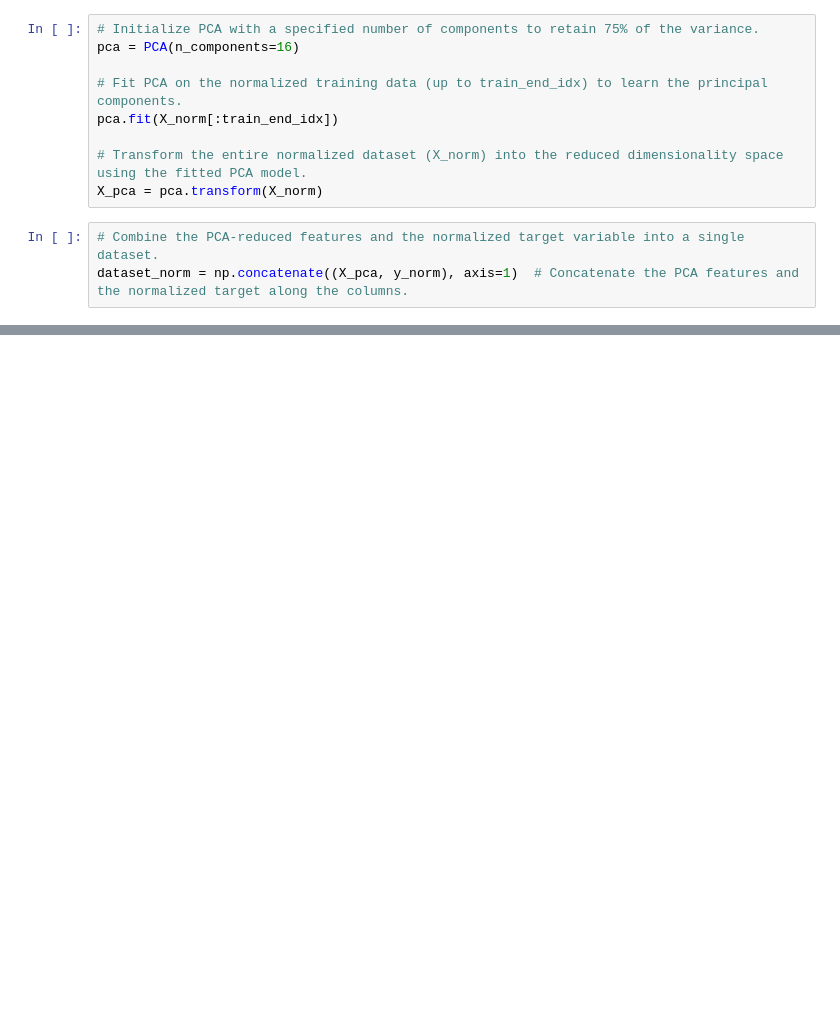
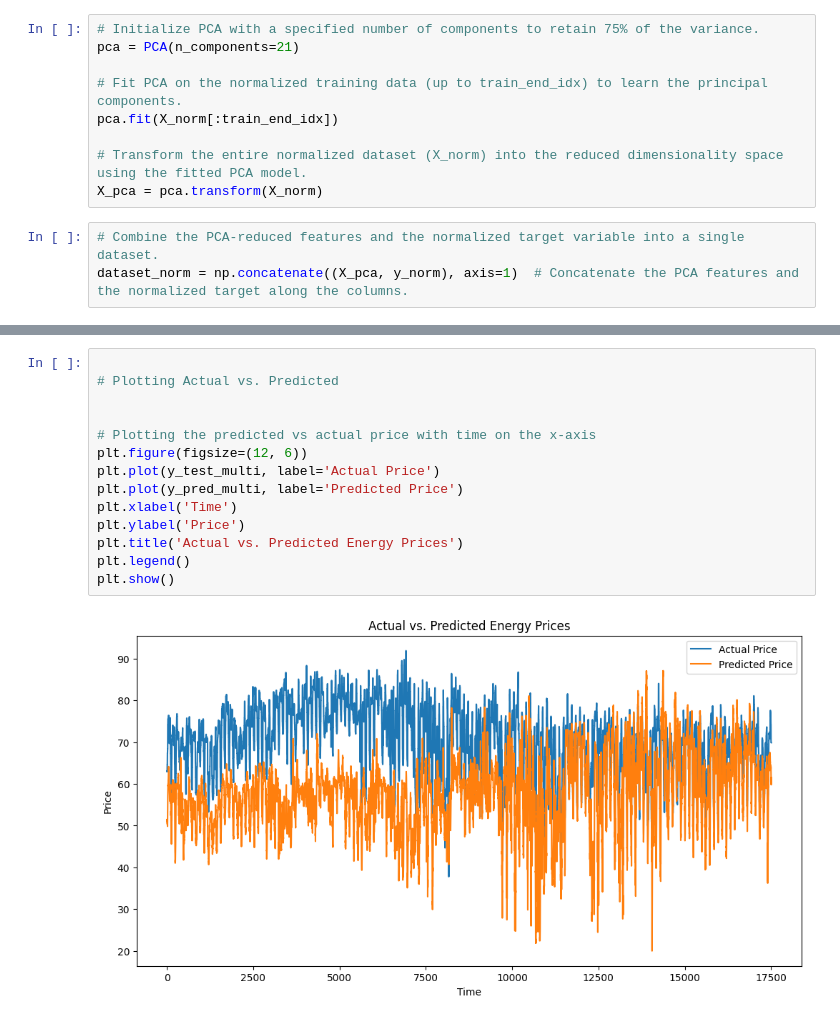
Before and after one commit to chaitanya-949/forecasting-electricity-prices, a Jupyter notebook: assignment.ipynb, the cells around one changed output, grey strips where cells are left out. Drawn from its saved outputs; the diff is of its cells as text; blank space fills up the shorter version.

```diff
--- a/assignment.ipynb
+++ b/assignment.ipynb
@@ -535,7 +535,7 @@ plt.show()
 [figure]
 # %%
 # Initialize PCA with a specified number of components to retain 75% of the variance.
-pca = PCA(n_components=16)
+pca = PCA(n_components=21)
 
 # Fit PCA on the normalized training data (up to train_end_idx) to learn the principal components.
 pca.fit(X_norm[:train_end_idx])
@@ -618,3 +615,19 @@ RMSE: 14.31454124869982
+# %%
+
+# Plotting Actual vs. Predicted
+
+
+# Plotting the predicted vs actual price with time on the x-axis
+plt.figure(figsize=(12, 6))
+plt.plot(y_test_multi, label='Actual Price')
+plt.plot(y_pred_multi, label='Predicted Price')
+plt.xlabel('Time')
+plt.ylabel('Price')
+plt.title('Actual vs. Predicted Energy Prices')
+plt.legend()
+plt.show()
+# %% [output]
+[figure, added]
 # %%
 # prompt: now forecast right from the last datapoint for next 42 hours
 
```
Also changed, not shown: parts of 3 cells of this notebook.
